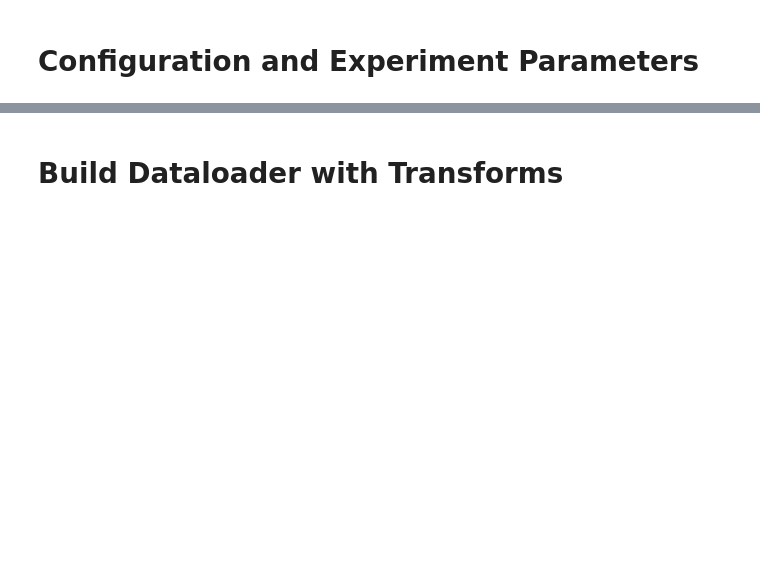
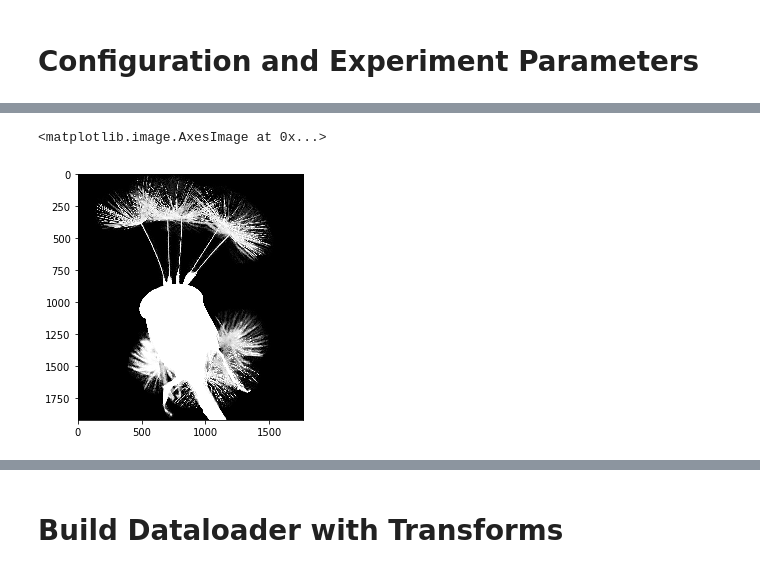
Before and after one commit to brendanvonhofe/telescope, a Jupyter notebook: deep_image_matting/deep_image_matting.ipynb, the cells around one changed output, grey strips where cells are left out. Cells and saved outputs as stored; diff of their text form; code cells hidden in the pictures; blank space fills up the shorter version.

```diff
--- a/deep_image_matting/deep_image_matting.ipynb
+++ b/deep_image_matting/deep_image_matting.ipynb
@@ -20,0 +61,5 @@ MASKS = Path('mask')
+# %%
+io.imshow(m)
+# %% [output]
+<matplotlib.image.AxesImage at 0x...>
+[figure, added]
```
Also changed, not shown: parts of 20 cells of this notebook.
